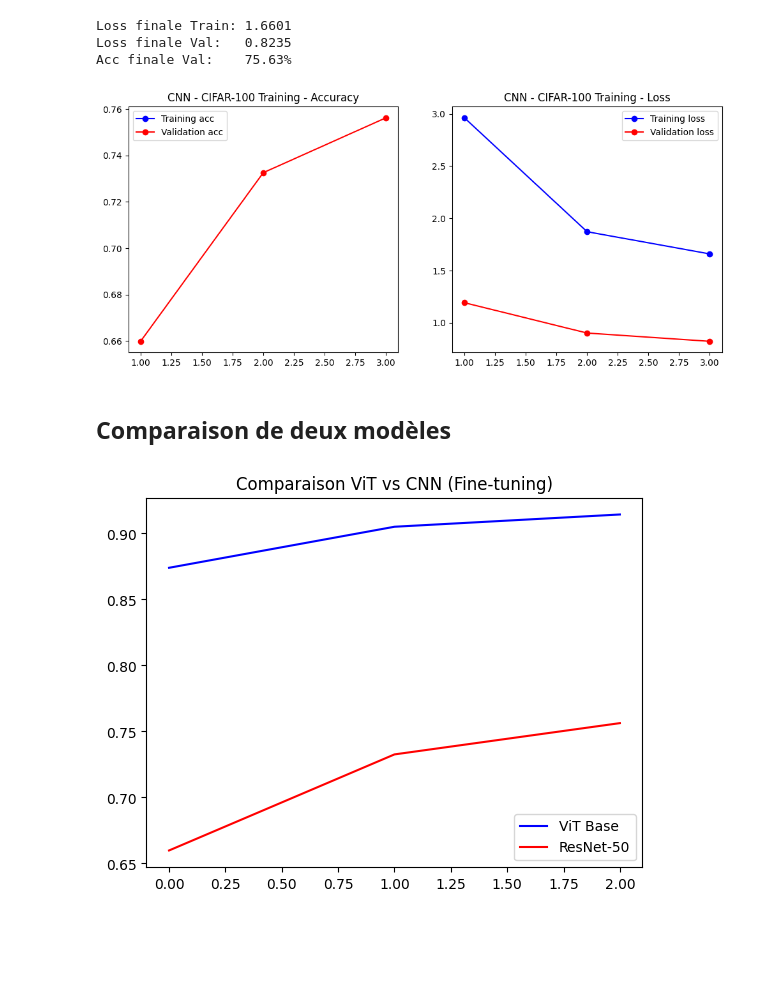
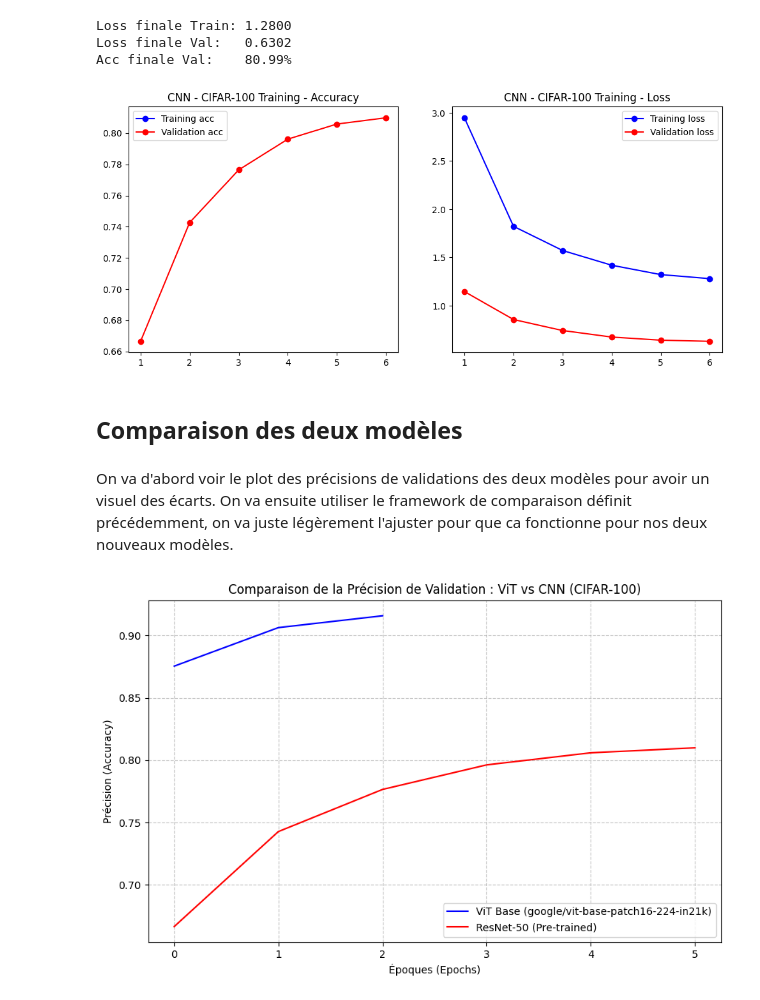
Before and after one commit to Viictordvd/High-Dimensional-and-Deep-Learning, a Jupyter notebook: Projet-3-ViTvsCNN/Projet_3_FineTunning.ipynb, the cells around one changed output. Cells and saved outputs as stored; diff of their text form; code cells hidden in the pictures; blank space fills up the shorter version.

```diff
--- a/Projet-3-ViTvsCNN/Projet_3_FineTunning.ipynb
+++ b/Projet-3-ViTvsCNN/Projet_3_FineTunning.ipynb
@@ -395,8 +342,4 @@ On va utiliser ResNet50 pour avoir un camparatif des perfomances.
 # %%
-import torch
-import torch.nn as nn
-from torchvision import models
-
 # ==========================================
 # 1. CRÉATION DU MODÈLE CNN (ResNet-50)
 # ==========================================
@@ -454,12 +397,12 @@ args_cnn = TrainingArguments(
     output_dir="resnet50_cifar100_results",
     remove_unused_columns=False,
     eval_strategy="epoch",
-    save_strategy="no",              # Toujours pour sauver le disque
+    save_strategy="no",
     learning_rate=5e-5,              # Même LR que le ViT pour comparer
     per_device_train_batch_size=16,  # Même batch size
     gradient_accumulation_steps=2,
     per_device_eval_batch_size=16,
-    num_train_epochs=3,              # Même nombre d'époques
+    num_train_epochs=6,              # Plus grands nombre d'époques pour CNN car les epochs sont plus rapides
     fp16=torch.cuda.is_available(),
     logging_steps=50,
     dataloader_num_workers=2
@@ -468,9 +411,9 @@ args_cnn = TrainingArguments(
 trainer_cnn = Trainer(
     model=model_cnn,
     args=args_cnn,
-    train_dataset=train_dataset,     # On réutilise ton dataset wrapper existant
+    train_dataset=train_dataset,
     eval_dataset=test_dataset,
-    compute_metrics=compute_metrics, # Ta fonction existante
+    compute_metrics=compute_metrics,
     data_collator=default_data_collator,
 )
 
@@ -559,18 +504,33 @@ except ValueError as e:
     plt.legend()
     plt.show()
 # %% [output]
-Loss finale Train: 1.6601
-Loss finale Val:   0.8235
-Acc finale Val:    75.63%
+Loss finale Train: 1.2800
+Loss finale Val:   0.6302
+Acc finale Val:    80.99%
-[figure, old version]
+[figure, new version]
 # %% [markdown]
-## Comparaison de deux modèles
+## Comparaison des deux modèles
+# %% [markdown]
+On va d'abord voir le plot des précisions de validations des deux modèles pour avoir un visuel des écarts. On va ensuite utiliser le framework de comparaison définit précédemment, on va juste légèrement l'ajuster pour que ca fonctionne pour nos deux nouveaux modèles.
 # %%
 # Plot Comparatif
-plt.plot(history_cifar_vit['val_acc'], 'b-', label='ViT Base')
-plt.plot(history_cifar_cnn['val_acc'], 'r-', label='ResNet-50')
-plt.title("Comparaison ViT vs CNN (Fine-tuning)")
-plt.legend()
+plt.figure(figsize=(10, 6))
+
+# Courbes de précision (Validation Accuracy)
+plt.plot(history_cifar_vit['val_acc'], 'b-', label='ViT Base (google/vit-base-patch16-224-in21k)')
+plt.plot(history_cifar_cnn['val_acc'], 'r-', label='ResNet-50 (Pre-trained)')
+
+# Titres et labels d'axes
+plt.title("Comparaison de la Précision de Validation : ViT vs CNN (CIFAR-100)")
+plt.xlabel("Époques (Epochs)")
+plt.ylabel("Précision (Accuracy)")
+
+# Grillage pour la lisibilité
+plt.grid(True, linestyle='--', alpha=0.7)
+
+# Légende
+plt.legend(loc='lower right')
+
 plt.show()
 # %% [output]
-[figure, old version]
+[figure, new version]
```
Also changed, not shown: parts of 13 cells of this notebook, 3 other files.
